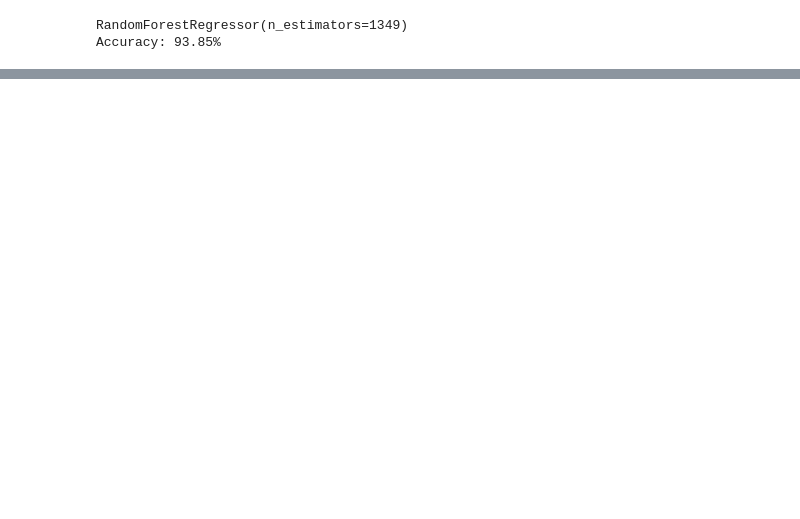
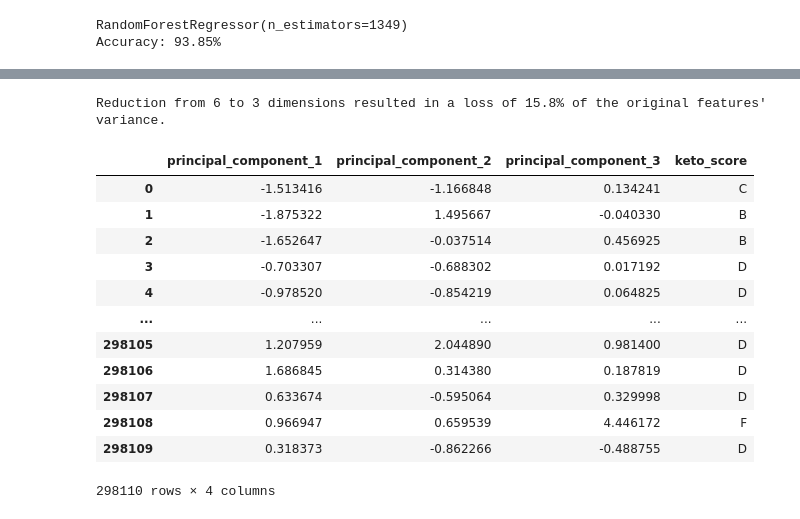
Before and after one commit to gabrielhermel/OC_DS_P3, a Jupyter notebook: Hermel_Gabriel_2_notebook_exploration_092022.ipynb, the cells around one changed output, grey strips where cells are left out. Saved outputs shown, nothing was run; the diff lists cells and outputs as text; code cells hidden in the pictures; blank space fills up the shorter version.

```diff
--- a/Hermel_Gabriel_2_notebook_exploration_092022.ipynb
+++ b/Hermel_Gabriel_2_notebook_exploration_092022.ipynb
@@ -521,0 +580,51 @@ Accuracy: 93.85%
+# %%
+pca = PCA(n_components=3)
+feature_list = [
+    "energy-kcal_100g",
+    "proteins_100g",
+    "carbohydrates_100g",
+    "sugars_100g",
+    "fat_100g",
+    # "saturated-fat_100g",
+    # "monounsaturated-fat_100g",
+    # "polyunsaturated-fat_100g",
+    # "trans-fat_100g",
+    "fiber_100g",
+]
+principal_components = pca.fit_transform(
+    StandardScaler().fit_transform(products_df_sel_categ.loc[:, feature_list].values)
+)
+pca_df_cols = [
+    "principal_component_1",
+    "principal_component_2",
+    "principal_component_3",
+]
+pca_df = pd.concat(
+    [
+        pd.DataFrame(data=principal_components, columns=pca_df_cols),
+        products_df_sel_categ[["keto_score"]],
+    ],
+    axis=1,
+)
+pca_ecr = pca.explained_variance_ratio_
+
+print(
+    f"Reduction from {len(feature_list)} to {len(pca_df_cols)} dimensions resulted in a loss of "
+    + f"{round(100 - (pca_ecr[0] + pca_ecr[1] + pca_ecr[2]) * 100, 2)}% of the original features' variance."
+)
+display(pca_df)
+# %% [output]
+Reduction from 6 to 3 dimensions resulted in a loss of 15.8% of the original features' variance.
+|  | principal_component_1 | principal_component_2 | principal_component_3 | keto_score |
+| 0 | -1.513416 | -1.166848 | 0.134241 | C |
+| 1 | -1.875322 | 1.495667 | -0.040330 | B |
+| 2 | -1.652647 | -0.037514 | 0.456925 | B |
+| 3 | -0.703307 | -0.688302 | 0.017192 | D |
+| 4 | -0.978520 | -0.854219 | 0.064825 | D |
+| ... | ... | ... | ... | ... |
+| 298105 | 1.207959 | 2.044890 | 0.981400 | D |
+| 298106 | 1.686845 | 0.314380 | 0.187819 | D |
+| 298107 | 0.633674 | -0.595064 | 0.329998 | D |
+| 298108 | 0.966947 | 0.659539 | 4.446172 | F |
+| 298109 | 0.318373 | -0.862266 | -0.488755 | D |
+298110 rows × 4 columns
```
Also changed, not shown: parts of 5 cells of this notebook, 1 other file.
